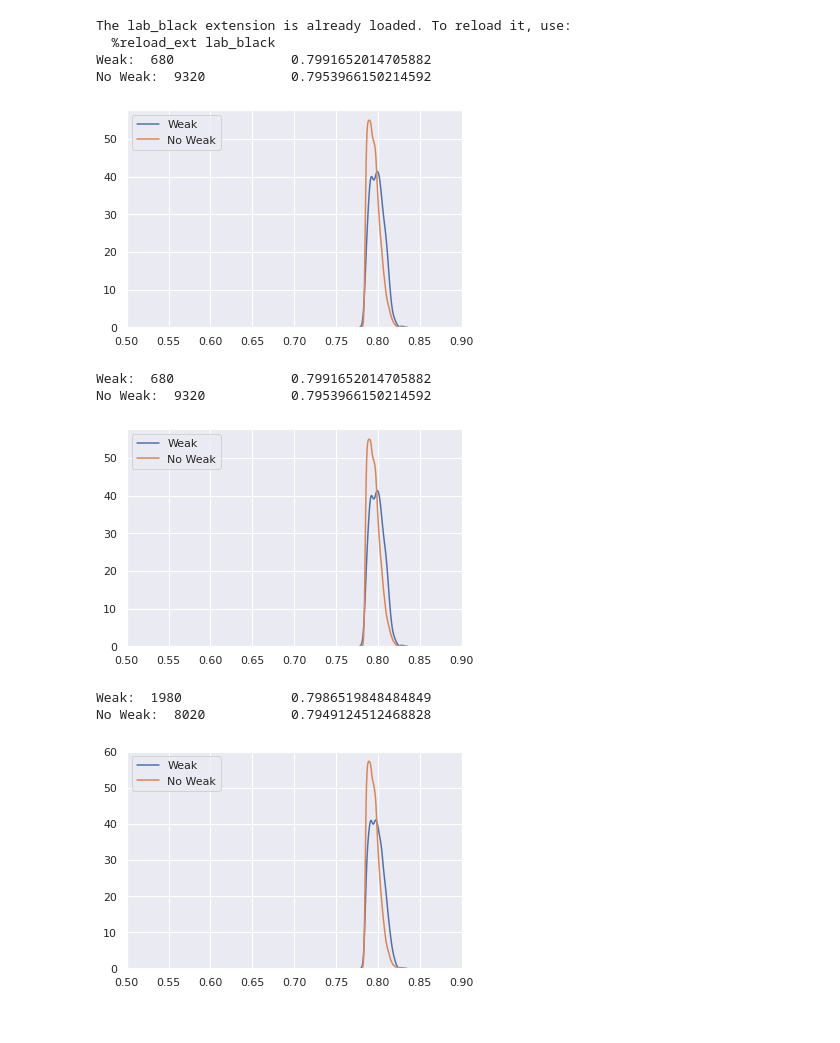
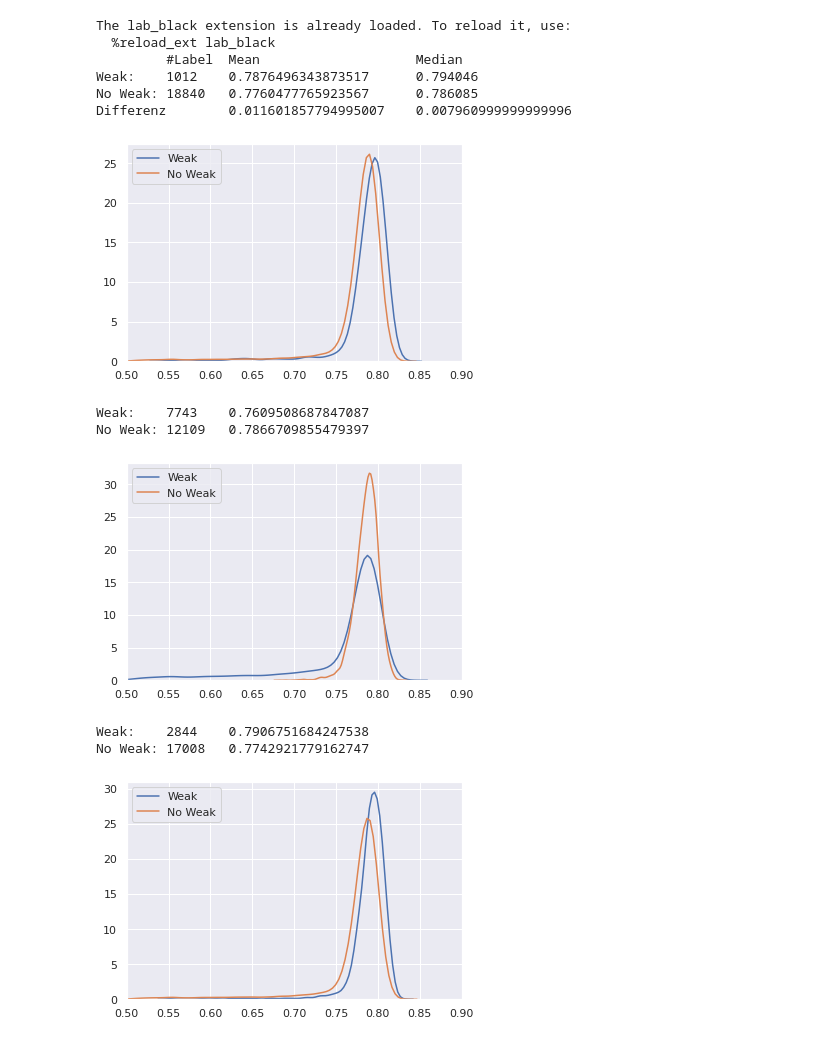
Before and after one commit to jgonsior/DS20-WeakAL, a Jupyter notebook: analyse_new_200er.ipynb, the cells around one changed output. Saved outputs shown, nothing was run; the diff lists cells and outputs as text; code cells hidden in the pictures.

```diff
--- a/analyse_new_200er.ipynb
+++ b/analyse_new_200er.ipynb
@@ -34,59 +34,81 @@ def compare_two_distributions(
         # rug=rug,
         # bins=bins,
     )
-    print(
-        label1 + ": ", len(selection1), "\t\t", selection1.mean(),
-    )
+
     ax1.set_xlim(0.5, 0.9)
     if axvline:
         ax1.axvline(selection1.mean())
     # plt.show()
     # plt.clf()
 
-    print(
-        label2 + ": ", len(selection2), "\t\t", selection2.mean(),
-    )
     ax2 = sns.kdeplot(
         selection2,
         label=label2,
         # rug=rug,
         # bins=bins,
     )
     ax2.set_xlim(0.5, 0.9)
 
     if axvline:
         ax2.axvline(selection2.mean())
+
+    print("\t #Label  Mean \t\t\t Median")
+    print(
+        label1 + ": \t",
+        len(selection1),
+        "\t",
+        selection1.mean(),
+        "\t",
+        selection1.median(),
+    )
+    print(
+        label2 + ":",
+        len(selection2),
+        "\t",
+        selection2.mean(),
+        "\t",
+        selection2.median(),
+    )
+    print(
+        "Differenz\t",
+        selection1.mean() - selection2.mean(),
+        "\t",
+        selection1.median() - selection2.median(),
+    )
+
     plt.show()
 
 
 compare_two_distributions(
     df,
     df.loc[df["interesting?"] == True]["acc_test"],
     df.loc[df["interesting?"] == False]["acc_test"],
     "Weak",
     "No Weak",
 )
 
 
 # display(HTML(tabulate(table, headers="keys", tablefmt="html")))
 # %% [output]
 The lab_black extension is already loaded. To reload it, use:
   %reload_ext lab_black
-Weak:  680               0.7991652014705882
-No Weak:  9320           0.7953966150214592
+         #Label  Mean                    Median
+Weak:    1012    0.7876496343873517      0.794046
+No Weak: 18840   0.7760477765923567      0.786085
+Differenz        0.011601857794995007    0.007960999999999996
-[figure, old version]
+[figure, new version]
 # %%
 compare_two_distributions(
     df,
-    df.loc[df["weak?"] == True]["acc_test"],
-    df.loc[df["weak?"] == False]["acc_test"],
+    df.loc[df["true_weak?"] == True]["acc_test"],
+    df.loc[df["true_weak?"] == False]["acc_test"],
     "Weak",
     "No Weak",
 )
 # %% [output]
-Weak:  680               0.7991652014705882
-No Weak:  9320           0.7953966150214592
+Weak:    7743    0.7609508687847087
+No Weak: 12109   0.7866709855479397
-[figure, old version]
+[figure, new version]
 # %%
 compare_two_distributions(
     df,
@@ -96,6 +118,6 @@ compare_two_distributions(
     "No Weak",
 )
 # %% [output]
-Weak:  1980              0.7986519848484849
-No Weak:  8020           0.7949124512468828
+Weak:    2844    0.7906751684247538
+No Weak: 17008   0.7742921779162747
-[figure, old version]
+[figure, new version]
```
Also changed, not shown: parts of 2 cells of this notebook, 1 other file.
